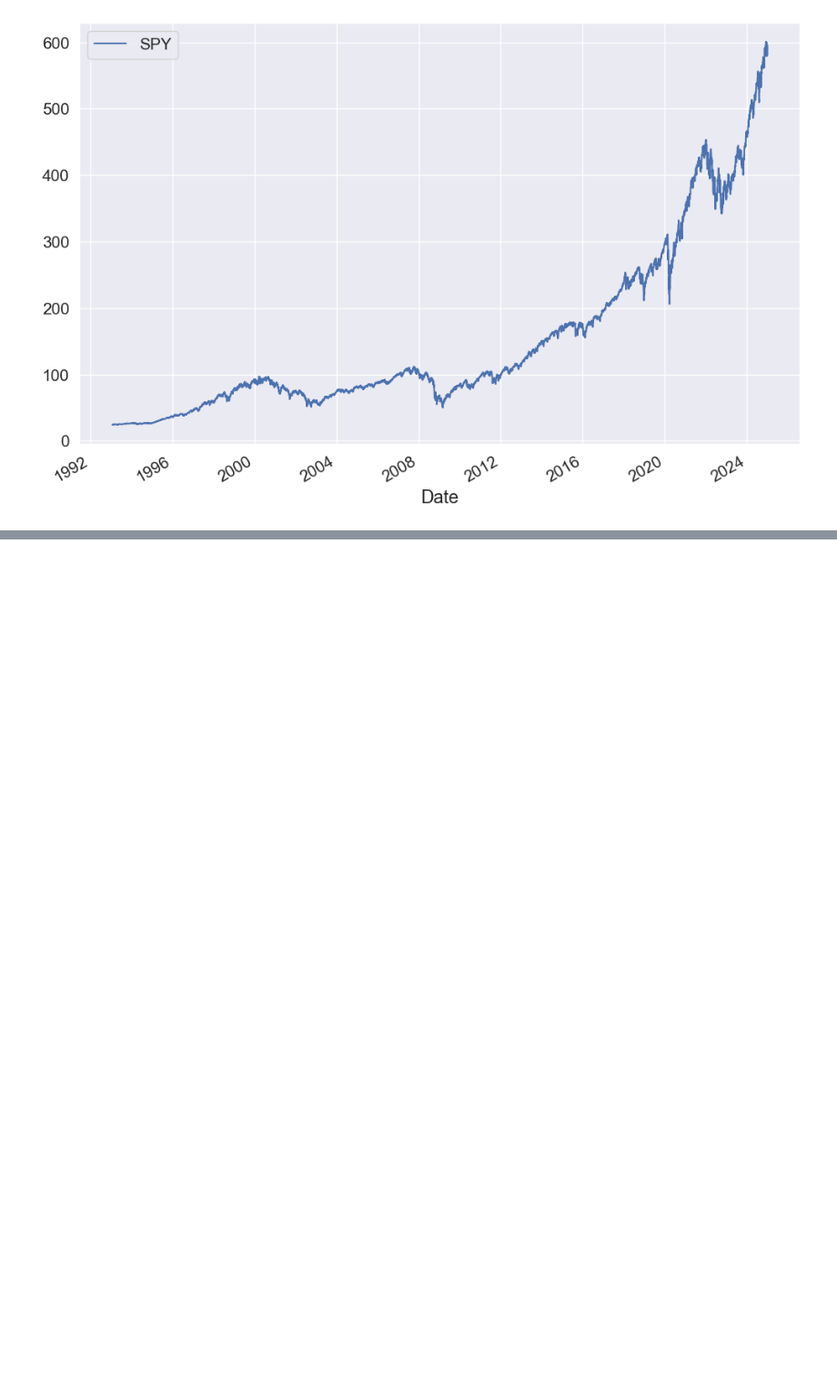
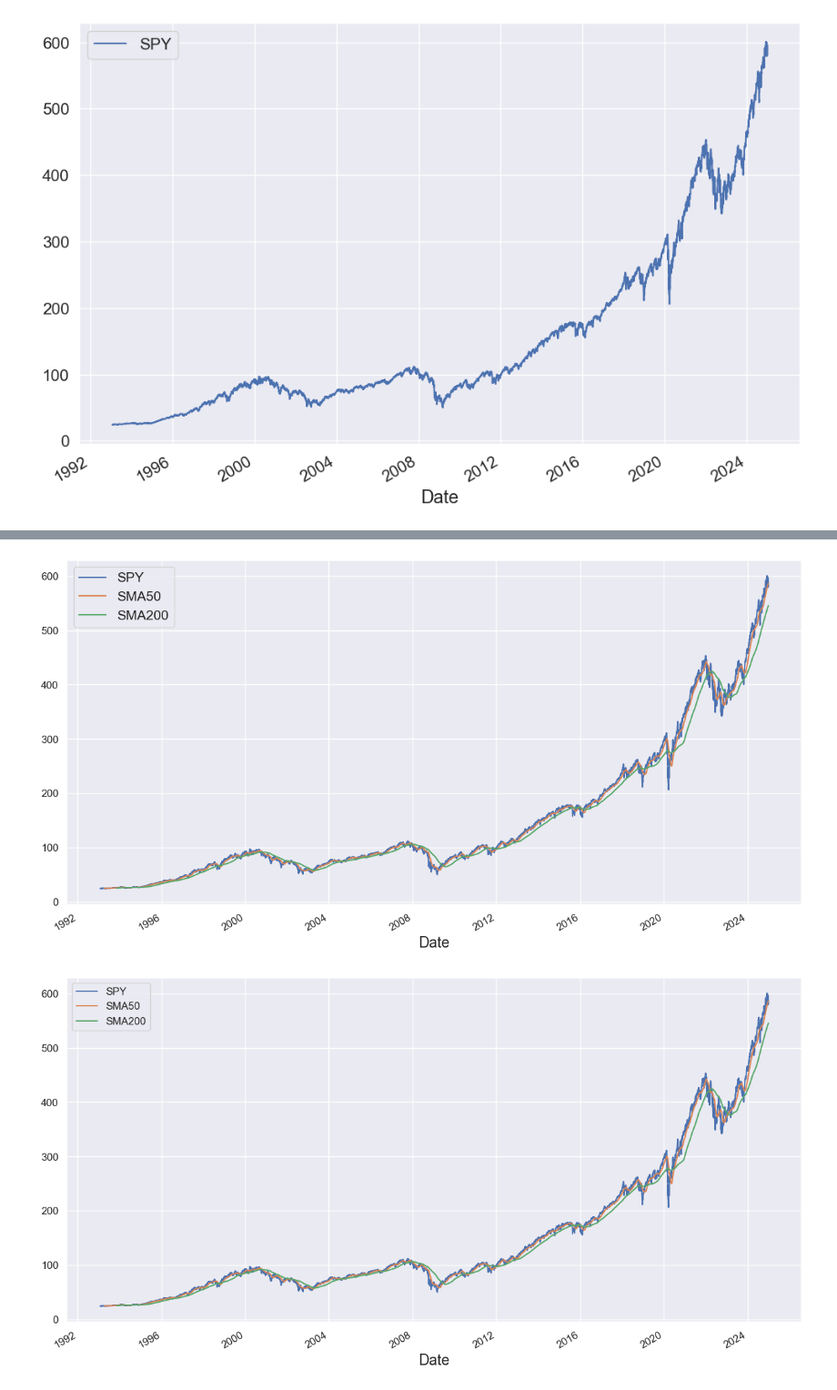
Before and after one commit to collochumba/machine_learning_manafrica, a Jupyter notebook: usd1.ipynb, the cells around one changed output, grey strips where cells are left out. Shown at 91% size. Saved outputs shown, nothing was run; the diff lists cells and outputs as text; code cells hidden in the pictures; blank space fills up the shorter version.

Commit message:
Moving averages on algorithm

```diff
--- a/usd1.ipynb
+++ b/usd1.ipynb
@@ -824,0 +880,2 @@ spy_roll
+# %%
+spy_close = SPY['Close', 'SPY'].to_frame()
@@ -824,0 +900,2 @@ spy_roll
+# %%
+spy["SMA50"]=spy_close.rolling(window=50, min_periods= 50).mean()
@@ -824,0 +919,2 @@ spy_roll
+# %%
+spy["SMA200"]=spy_close.rolling(window=200, min_periods= 200).mean() #Moving average for 200
@@ -824,0 +938,7 @@ spy_roll
+# %%
+spy.plot(figsize=(15,8), fontsize=12)
+plt.legend(loc="upper left", fontsize=12)
+plt.show()
+# %% [output]
+[figure, added]
+[figure, added]
```
Also changed, not shown: parts of 53 cells of this notebook, 7 other files.
